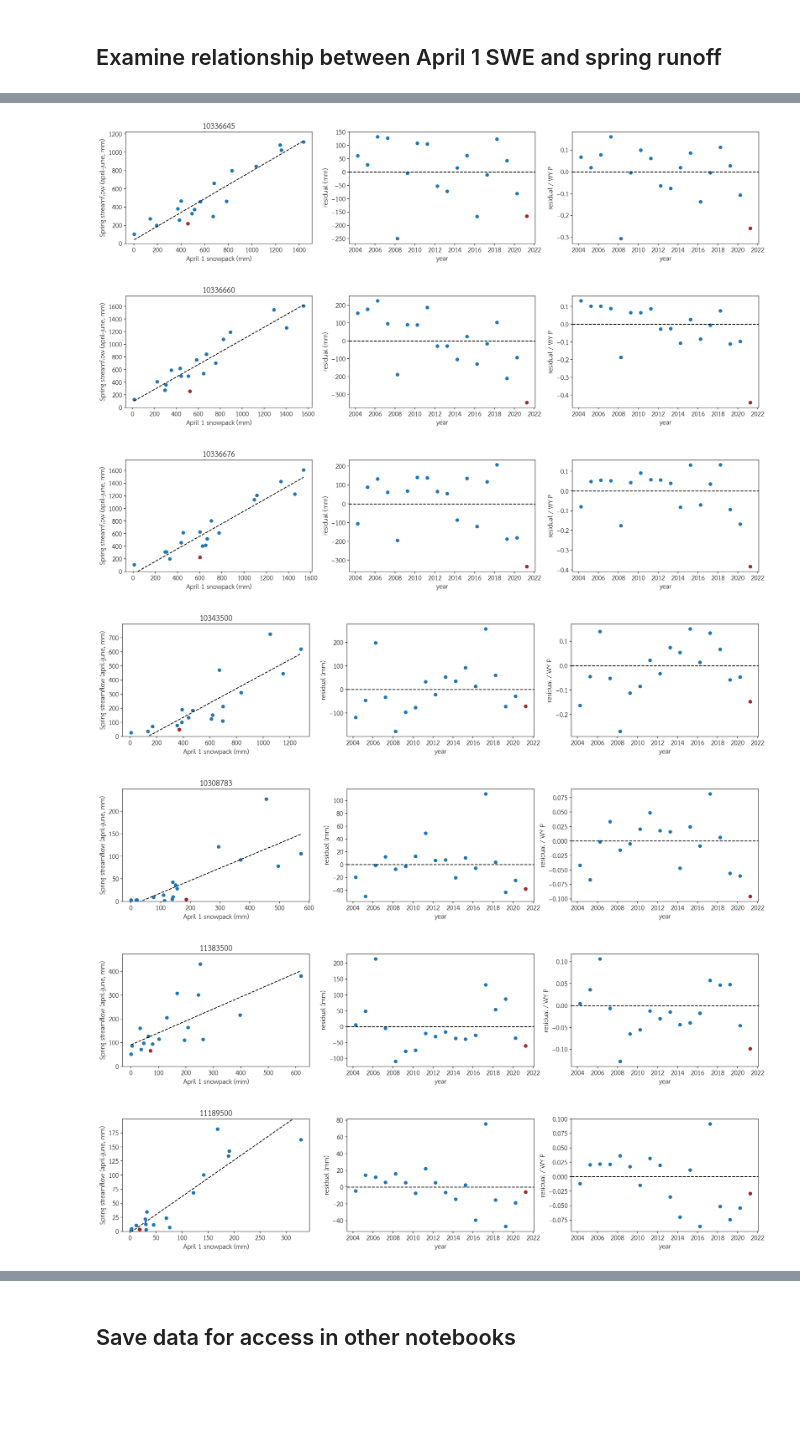
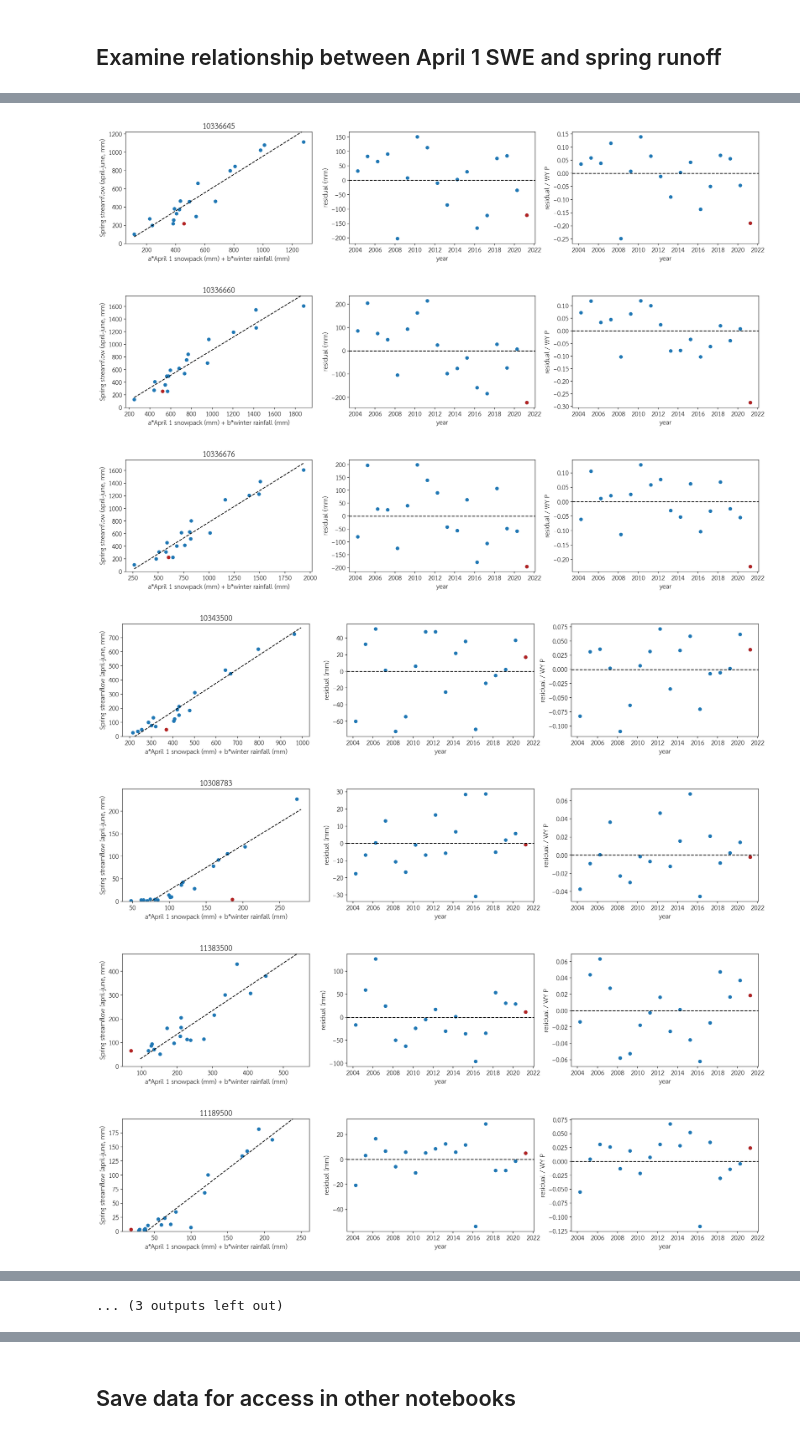
Before and after one commit to lapidesd/CA_missing_freshet, a Jupyter notebook: Colab_notebooks/April_1_SWE_vs_streamflow.ipynb, the cells around one changed output, grey strips where cells are left out. Saved outputs shown, nothing was run; the diff lists cells and outputs as text; code cells hidden in the pictures; blank space fills up the shorter version.

```diff
--- a/Colab_notebooks/April_1_SWE_vs_streamflow.ipynb
+++ b/Colab_notebooks/April_1_SWE_vs_streamflow.ipynb
@@ -109,9 +133,14 @@ https://nsidc.org/data/g02158#:~:text=SNODAS%20is%20a%20modeling%20and,support%2
 # %%
 # import processed SNODAS data, mean for each basin on all dates
 loc = 'https://raw.githubusercontent.com/lapidesd/CA_missing_freshet/main/Data/snodas_basin_data1.csv'
+loc1 = 'https://raw.githubusercontent.com/lapidesd/CA_missing_freshet/main/Data/snodas_basin_data_KREW.csv'
 snodas_data = pd.read_csv(loc)
 snodas_data['date'] = pd.to_datetime(snodas_data.date)
 snodas_data = snodas_data.set_index('date').sort_index()
+snodas_data1 = pd.read_csv(loc1)
+snodas_data1['date'] = pd.to_datetime(snodas_data1.date)
+snodas_data1 = snodas_data1.set_index('date').sort_index()
+snodas_data = pd.concat([snodas_data,snodas_data1]).sort_index()
 # %%
 # process data for each study gage from csv format into a dataframe
 # with one column for each site
@@ -171,8 +299,9 @@ Requested data from https://waterservices.usgs.gov/nwis/dv/?format=json%2C1.1&si
 # %% [markdown]
 ## Examine relationship between April 1 SWE and spring runoff
 # %%
-def func(x,a,b):
-  return a*x+b
+def func(x,a,b,c):
+  x1,x2 = x
+  return a*x1+b*x2+c
 from scipy import stats
 
 # grab April 1 data from each year for each site
@@ -180,7 +309,7 @@ snow_data = swe_data[(swe_data.index.month==4) &
                      (swe_data.index.day==1)]
 
 
-residuals_snodas = {} # residuals in SWE-Q relationship
+residuals_snodas = {} # residuals in (SWE,P)-Q relationship
 snow_data_perc = {} # SWE percentiles
 springflow_perc = {} # spring Q percentiles
 
@@ -189,7 +318,11 @@ for gage in gages.SITE_NO.values:
 
   fig,axs = plt.subplots(1,3,figsize = (22,4))
   yvals =  springflow[gage][-1*len(snow_data):]
-  snow_mm = snow_data[int(gage)]
+  try:
+    col = int(gage)
+  except:
+    col = gage
+  snow_mm = snow_data[col]
   mask = (np.isfinite(yvals)) & (np.isfinite(snow_mm.values))
 
   # get percentiles (I don't think this is used)
@@ -199,27 +332,40 @@ for gage in gages.SITE_NO.values:
 
   # mask by non-inf and non-nan
   snow_mm = snow_mm.values[mask]
+  rain = wy_totals[gage].winter_P.values[mask]
   yvals = np.array(yvals)[mask]
 
   # fit a relationship between SWE and Q
-  popt, pcov = curve_fit(func, snow_mm, yvals)
-  residuals = np.array(yvals) - func(np.array(snow_mm), *popt)
+  popt, pcov = curve_fit(func, (snow_mm,rain), yvals)
+  residuals = np.array(yvals) - func((snow_mm,rain), *popt)
+
+  # add back in spaces where inf and nan vals were to retain correct years
+  residuals1 = []
+  j=0
+  for i in range(len(mask)):
+    if mask.iloc[i]==True:
+      residuals1.append(residuals[j])
+      j+=1
+    else:
+      residuals1.append(np.nan)
+  residuals = residuals1
 
   # plot the results
   ax = axs[0]
-  ax.scatter(snow_mm,yvals)
-  ax.set_xlabel('April 1 snowpack (mm)')
+  ax.scatter(snow_mm*popt[0]+rain*popt[1],yvals)
+  ax.set_xlabel('a*April 1 snowpack (mm) + b*winter rainfall (mm)')
   ax.set_ylabel('Spring streamflow (april-june, mm)')
   ax.scatter(snow_mm[-1:],springflow[gage][-1:],
               c='firebrick')
-  xvals = np.linspace(np.nanmin(snow_mm),np.nanmax(snow_mm))
-  ax.plot(xvals,func(xvals,*popt),c='k',ls='--')
+  xvals = (np.linspace(np.nanmin(snow_mm),np.nanmax(snow_mm)),
+           np.linspace(np.nanmin(rain),np.nanmax(rain)))
+  ax.plot(func(xvals,*popt)-popt[2],func(xvals,*popt),c='k',ls='--')
 
   ax.set_title(gage)
   ax.set_ylim(0,np.nanmax(springflow[gage])*1.1)
 
   ax = axs[1]
-  ax.scatter(snow_data.index[mask],residuals)#/snow_mm)
+  ax.scatter(snow_data.index.values[-len(residuals):],residuals)#/snow_mm)
   ax.set_xlabel('year')
   ax.set_ylabel('residual (mm)')
   # ax.set_ylim(-1,1)
@@ -228,7 +374,7 @@ for gage in gages.SITE_NO.values:
              ,c='firebrick')
   residuals_snodas[gage] = np.where(np.isfinite(residuals),#/snow_mm),
                                     residuals,#/snow_mm,
-                                    100)
+                                    np.nan)
 
   ax = axs[2]
   loc = 'https://raw.githubusercontent.com/lapidesd/CA_missing_freshet/main/Data/MODIS_and_PRISM_data/modis_data_'
@@ -238,7 +384,7 @@ for gage in gages.SITE_NO.values:
     Pdata = pdata
   else:
     Pdata = Pdata.merge(pdata,left_index=True,right_index=True)
-  ax.scatter(snow_data.index[mask],residuals/Pdata[gage].values[-len(snow_data):])
+  ax.scatter(snow_data.index[-len(residuals):],residuals/Pdata[gage].values[-len(residuals):])
   ax.set_xlabel('year')
   ax.set_ylabel('residual / WY P')
   # ax.set_ylim(-1,1)
@@ -250,7 +396,7 @@ for gage in gages.SITE_NO.values:
-[figure, old version]
+[figure, new version]
-[figure, old version]
+[figure, new version]
-[figure, old version]
+[figure, new version]
-[figure, old version]
+[figure, new version]
-[figure, old version]
+[figure, new version]
-[figure, old version]
+[figure, new version]
-[figure, old version]
+[figure, new version]
@@ -262,3 +407,4 @@ for gage in gages.SITE_NO.values:
+... (3 outputs left out)
 # %%
 # save residuals so they're all the same length and can be put into a dataframe
 
```
Also changed, not shown: parts of 11 cells of this notebook.
